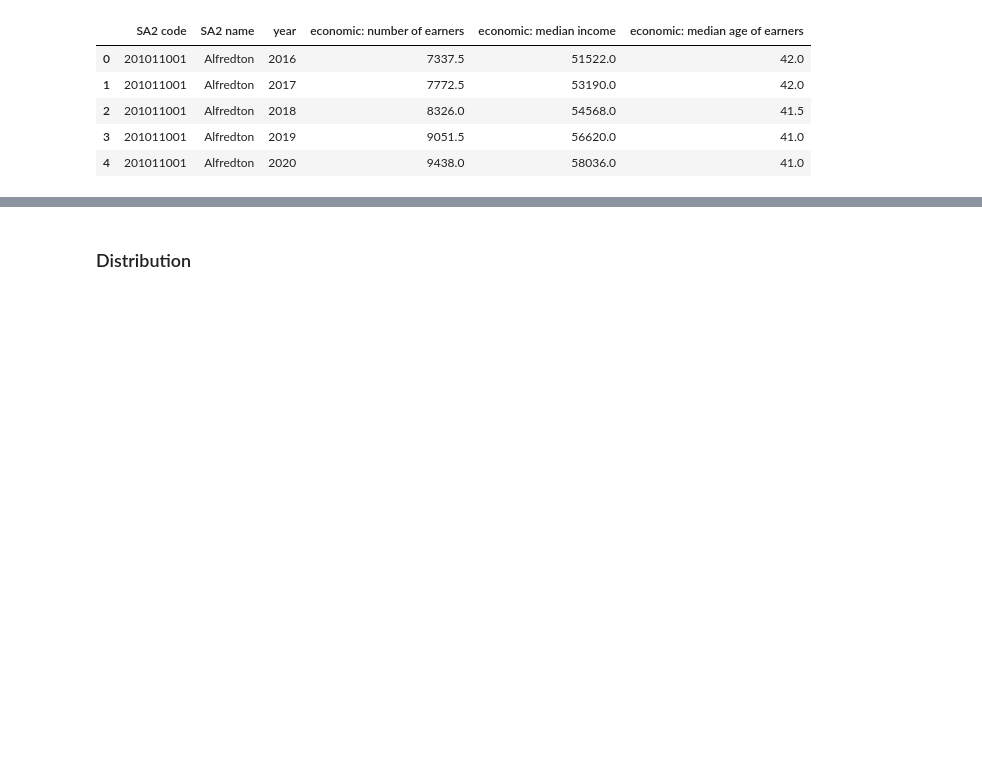
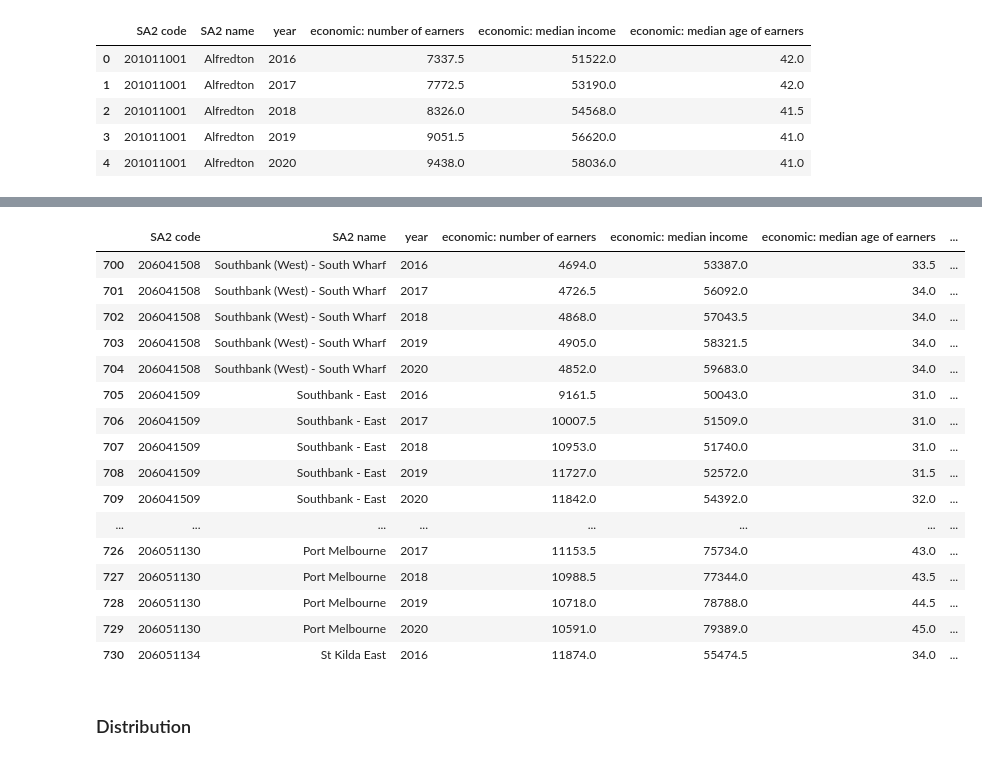
Before and after one commit to MAST30034-AppliedDataScience/project-2-group-real-estate-industry-project-11, a Jupyter notebook: notebooks/preprocess/preprocess juns and housing.ipynb, the cells around one changed output, grey strips where cells are left out. Cells and saved outputs as stored; diff of their text form; code cells hidden in the pictures; blank space fills up the shorter version.

```diff
--- a/notebooks/preprocess/preprocess juns and housing.ipynb
+++ b/notebooks/preprocess/preprocess juns and housing.ipynb
@@ -157,7 +112,7 @@ COLUMNS_DICT_INCOME_GEOGRAPHY = {
 }
 # %%
 # get the df
-income_region = pd.read_csv("./data/landing/economic_by_region/income_by_geography_b2022.csv", header=[0, 1])
+income_region = pd.read_csv("../../data/landing/economic_by_region/income_by_geography_2016_2023.csv", header=[0, 1])
 
 # fill empty columns for the join
 income_region = fill_columns(income_region, COLUMNS_DICT_INCOME_GEOGRAPHY)
@@ -264,3 +219,6 @@ income_region.head(5)
 | 2 | 201011001 | Alfredton | 2018 | 8326.0 | 54568.0 | 41.5 |
 | 3 | 201011001 | Alfredton | 2019 | 9051.5 | 56620.0 | 41.0 |
 | 4 | 201011001 | Alfredton | 2020 | 9438.0 | 58036.0 | 41.0 |
+# %%
+new_df = income_region.sort_values(by=["SA2 code", "year"])
+#new_df["growth"] = new_df["economic: median income"].pct_change()
@@ -266,0 +241,2 @@ income_region.head(5)
+# %%
+new_df["growth"] = new_df.groupby("SA2 code")["economic: median income"].apply(lambda x: x.pct_change())
@@ -267,3 +252,26 @@ income_region.head(5)
+# %%
+VIEW = 23
+SIZE = 30
+
+new_df.iloc[VIEW * SIZE: (VIEW + 1) * SIZE + 1]
+# %% [output]
+|  | SA2 code | SA2 name | year | economic: number of earners | economic: median income | economic: median age of earners | ... |
+| 700 | 206041508 | Southbank (West) - South Wharf | 2016 | 4694.0 | 53387.0 | 33.5 | ... |
+| 701 | 206041508 | Southbank (West) - South Wharf | 2017 | 4726.5 | 56092.0 | 34.0 | ... |
+| 702 | 206041508 | Southbank (West) - South Wharf | 2018 | 4868.0 | 57043.5 | 34.0 | ... |
+| 703 | 206041508 | Southbank (West) - South Wharf | 2019 | 4905.0 | 58321.5 | 34.0 | ... |
+| 704 | 206041508 | Southbank (West) - South Wharf | 2020 | 4852.0 | 59683.0 | 34.0 | ... |
+| 705 | 206041509 | Southbank - East | 2016 | 9161.5 | 50043.0 | 31.0 | ... |
+| 706 | 206041509 | Southbank - East | 2017 | 10007.5 | 51509.0 | 31.0 | ... |
+| 707 | 206041509 | Southbank - East | 2018 | 10953.0 | 51740.0 | 31.0 | ... |
+| 708 | 206041509 | Southbank - East | 2019 | 11727.0 | 52572.0 | 31.5 | ... |
+| 709 | 206041509 | Southbank - East | 2020 | 11842.0 | 54392.0 | 32.0 | ... |
+| ... | ... | ... | ... | ... | ... | ... | ... |
+| 726 | 206051130 | Port Melbourne | 2017 | 11153.5 | 75734.0 | 43.0 | ... |
+| 727 | 206051130 | Port Melbourne | 2018 | 10988.5 | 77344.0 | 43.5 | ... |
+| 728 | 206051130 | Port Melbourne | 2019 | 10718.0 | 78788.0 | 44.5 | ... |
+| 729 | 206051130 | Port Melbourne | 2020 | 10591.0 | 79389.0 | 45.0 | ... |
+| 730 | 206051134 | St Kilda East | 2016 | 11874.0 | 55474.5 | 34.0 | ... |
 # %% [markdown]
 ### Distribution
 # %%
```
Also changed, not shown: parts of 44 cells of this notebook, 3 other files.
